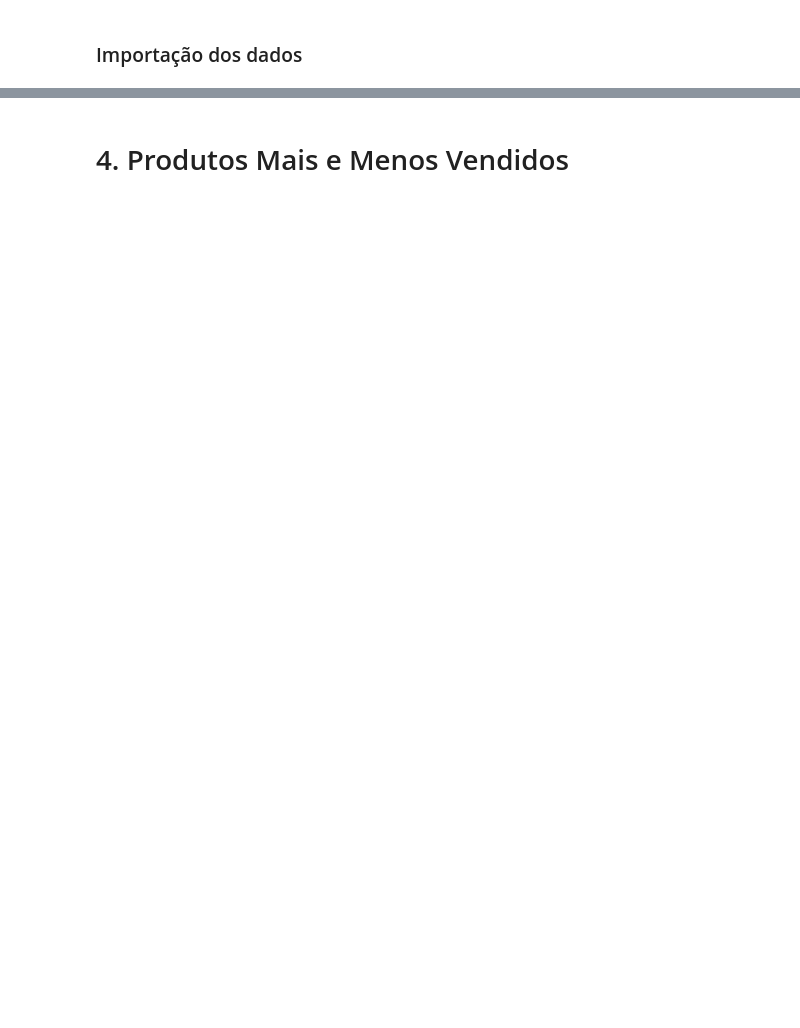
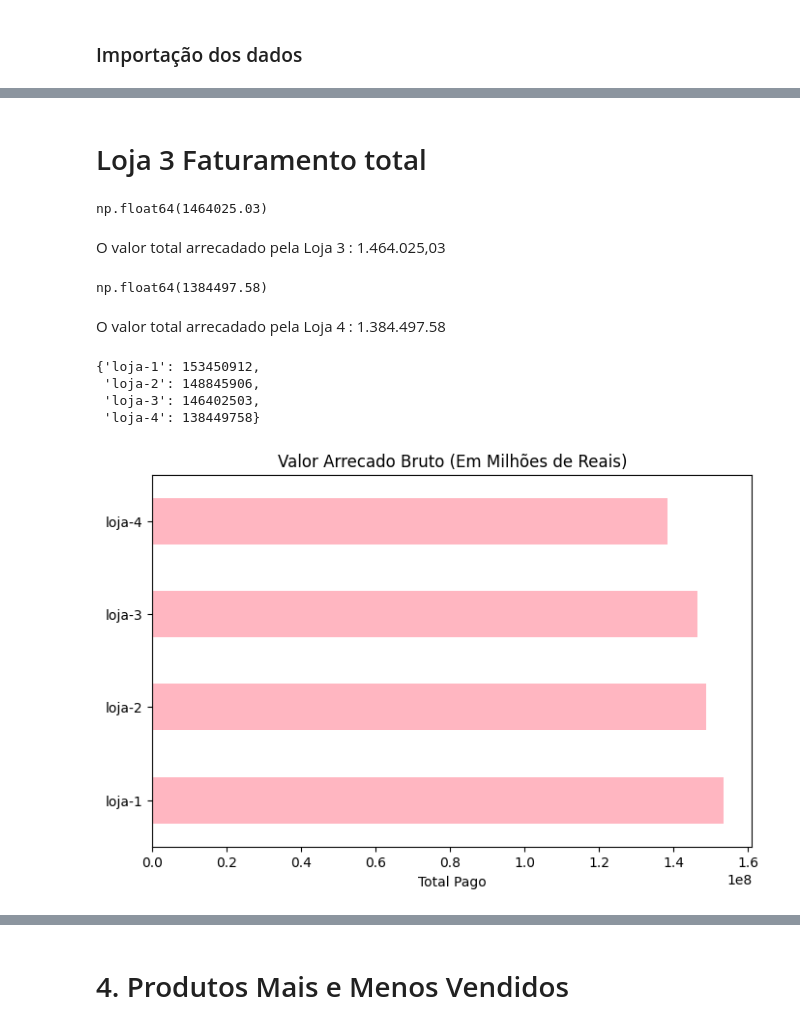
Before and after one commit to Patrick-Vinicius/Alura-Store---An-lise-de-dados-, a Jupyter notebook: AluraStoreBr.ipynb, the cells around one changed output, grey strips where cells are left out. Drawn from its saved outputs; the diff is of its cells as text; code cells hidden in the pictures; blank space fills up the shorter version.

```diff
--- a/AluraStoreBr.ipynb
+++ b/AluraStoreBr.ipynb
@@ -24,0 +46,36 @@ loja.head()
+# %% [markdown]
+#  Loja 3 Faturamento total
+# %%
+receita_bruta_loja3 = loja3.Preço.sum()
+receita_bruta_loja3
+# %% [output]
+np.float64(1464025.03)
+# %% [markdown]
+O valor total arrecadado pela Loja 3 : 1.464.025,03
+# %%
+receita_bruta_loja4 = loja4.Preço.sum()
+receita_bruta_loja4
+# %% [output]
+np.float64(1384497.58)
+# %% [markdown]
+O valor total arrecadado pela Loja 4 : 1.384.497.58
+# %%
+Frete_media = ({
+    "loja-1": 153450912,
+    "loja-2" : 148845906,
+    "loja-3": 146402503,
+    "loja-4": 138449758
+})
+
+Frete = pd.Series(Frete_media)
+Frete.plot(kind='barh', figsize=(8, 5), color='lightpink')
+plt.title('Valor Arrecado Bruto (Em Milhões de Reais)')
+plt.xlabel('Total Pago')
+
+Frete_media
+# %% [output]
+{'loja-1': 153450912,
+ 'loja-2': 148845906,
+ 'loja-3': 146402503,
+ 'loja-4': 138449758}
+[figure, added]
```
Also changed, not shown: parts of 51 cells of this notebook.
